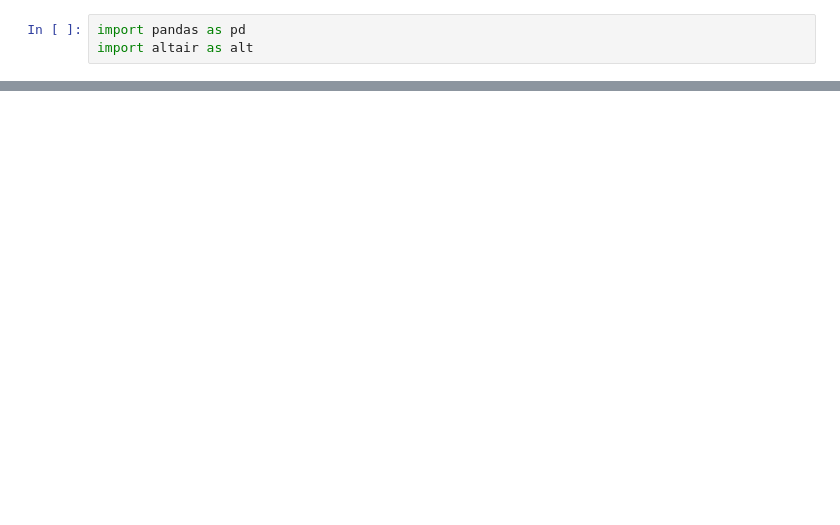
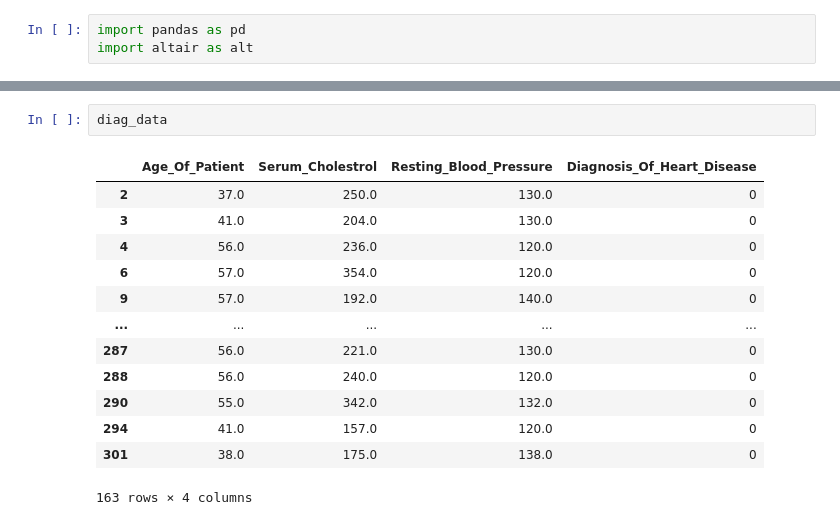
Before and after one commit to AdwaitKulkarni58/dsci100-2023W2-group14, a Jupyter notebook: proposal.ipynb, the cells around one changed output, grey strips where cells are left out. Drawn from its saved outputs; the diff is of its cells as text; blank space fills up the shorter version.

```diff
--- a/proposal.ipynb
+++ b/proposal.ipynb
@@ -45,0 +57,16 @@ rbp_mean
+# %%
+diag_data
+# %% [output]
+|  | Age_Of_Patient | Serum_Cholestrol | Resting_Blood_Pressure | Diagnosis_Of_Heart_Disease |
+| 2 | 37.0 | 250.0 | 130.0 | 0 |
+| 3 | 41.0 | 204.0 | 130.0 | 0 |
+| 4 | 56.0 | 236.0 | 120.0 | 0 |
+| 6 | 57.0 | 354.0 | 120.0 | 0 |
+| 9 | 57.0 | 192.0 | 140.0 | 0 |
+| ... | ... | ... | ... | ... |
+| 287 | 56.0 | 221.0 | 130.0 | 0 |
+| 288 | 56.0 | 240.0 | 120.0 | 0 |
+| 290 | 55.0 | 342.0 | 132.0 | 0 |
+| 294 | 41.0 | 157.0 | 120.0 | 0 |
+| 301 | 38.0 | 175.0 | 138.0 | 0 |
+163 rows × 4 columns
```
Also changed, not shown: parts of 8 cells of this notebook.
